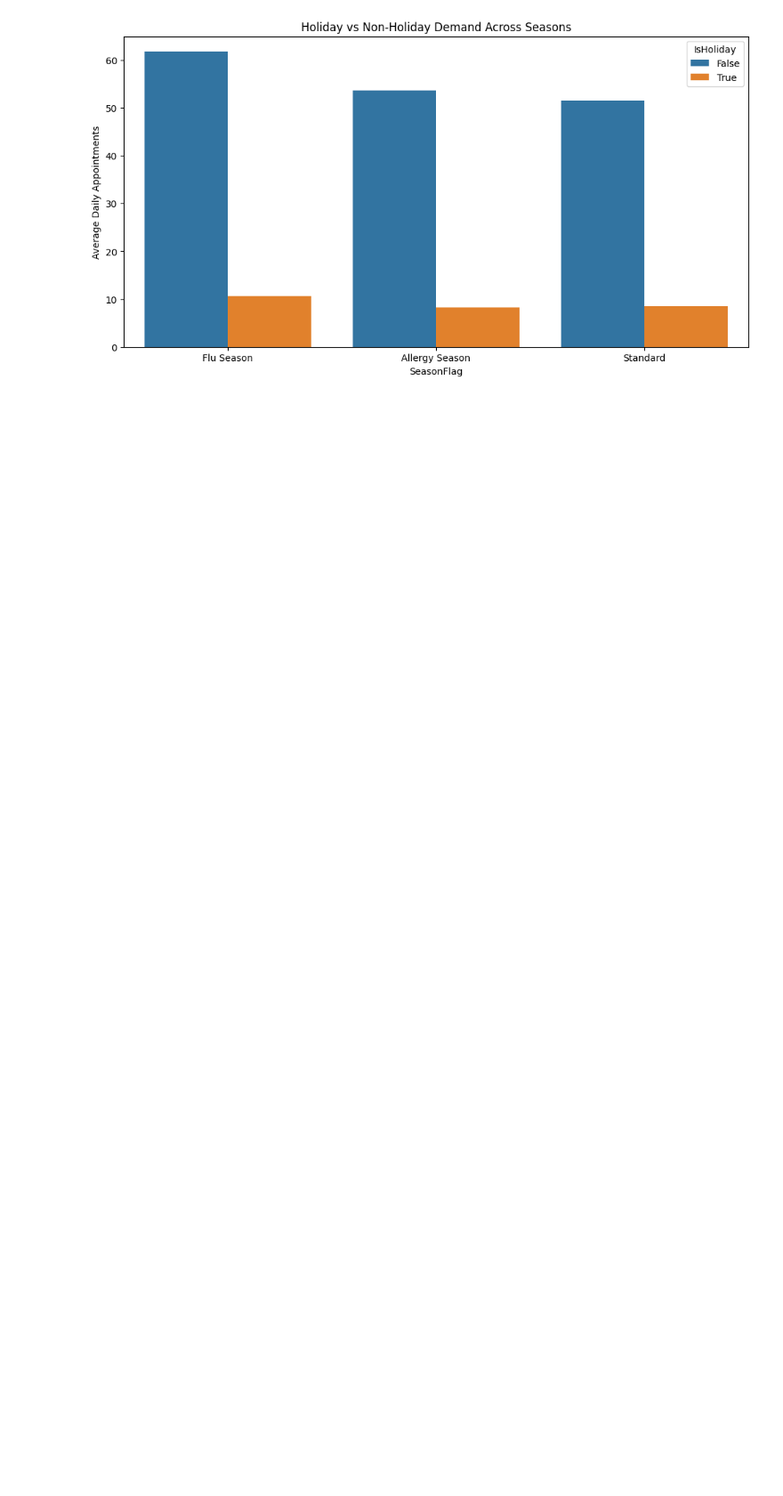
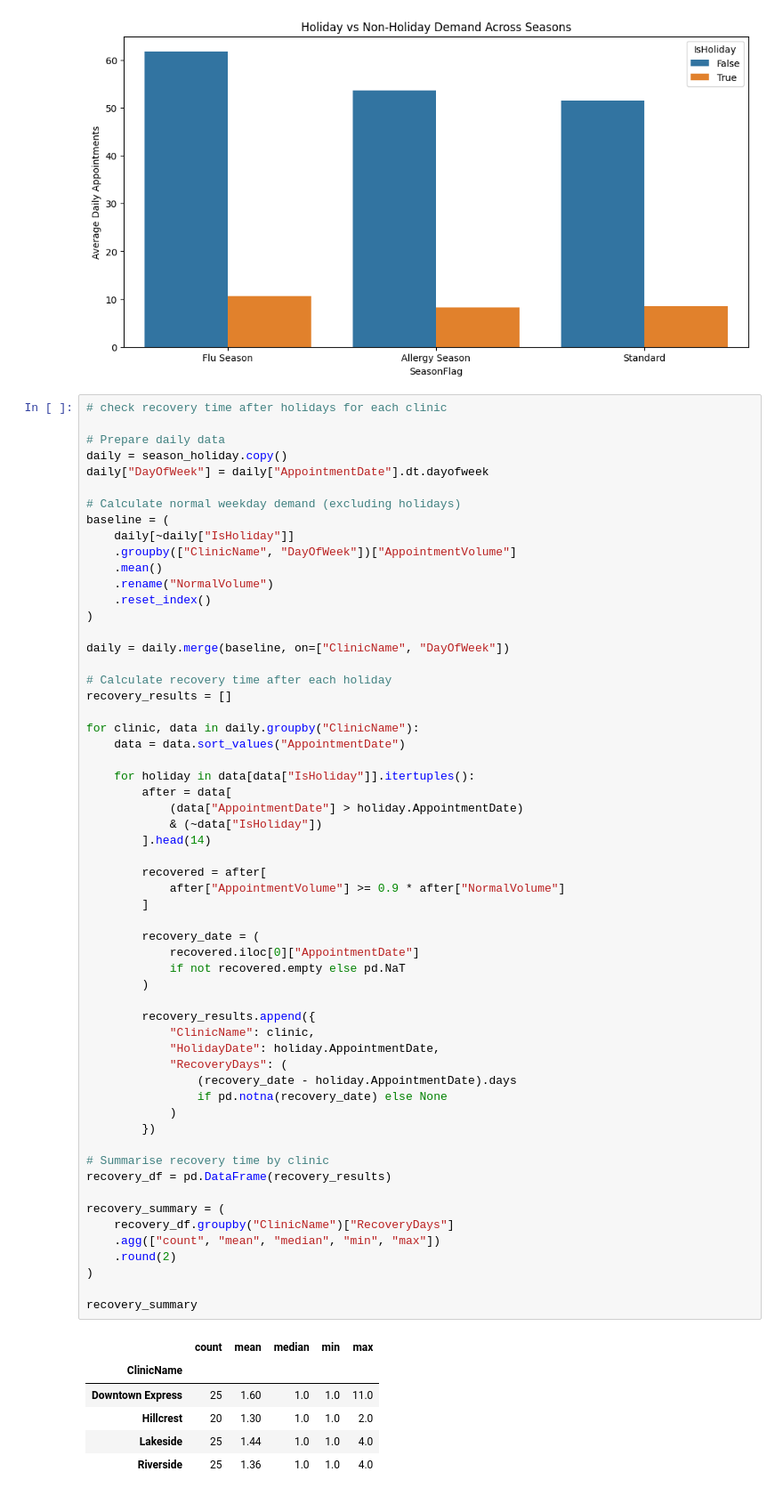
Before and after one commit to joshegwuatu/Appointment-volume-forecasting, a Jupyter notebook: EDA/01-EDA.ipynb, the cells around one changed output. Shown at 89% size. Drawn from its saved outputs; the diff is of its cells as text; blank space fills up the shorter version.

```diff
--- a/EDA/01-EDA.ipynb
+++ b/EDA/01-EDA.ipynb
@@ -1656,3 +1656,68 @@ plt.show()
 # %% [output]
 [figure]
 [figure]
+# %%
+# check recovery time after holidays for each clinic
+
+# Prepare daily data
+daily = season_holiday.copy()
+daily["DayOfWeek"] = daily["AppointmentDate"].dt.dayofweek
+
+# Calculate normal weekday demand (excluding holidays)
+baseline = (
+    daily[~daily["IsHoliday"]]
+    .groupby(["ClinicName", "DayOfWeek"])["AppointmentVolume"]
+    .mean()
+    .rename("NormalVolume")
+    .reset_index()
+)
+
+daily = daily.merge(baseline, on=["ClinicName", "DayOfWeek"])
+
+# Calculate recovery time after each holiday
+recovery_results = []
+
+for clinic, data in daily.groupby("ClinicName"):
+    data = data.sort_values("AppointmentDate")
+
+    for holiday in data[data["IsHoliday"]].itertuples():
+        after = data[
+            (data["AppointmentDate"] > holiday.AppointmentDate)
+            & (~data["IsHoliday"])
+        ].head(14)
+
+        recovered = after[
+            after["AppointmentVolume"] >= 0.9 * after["NormalVolume"]
+        ]
+
+        recovery_date = (
+            recovered.iloc[0]["AppointmentDate"]
+            if not recovered.empty else pd.NaT
+        )
+
+        recovery_results.append({
+            "ClinicName": clinic,
+            "HolidayDate": holiday.AppointmentDate,
+            "RecoveryDays": (
+                (recovery_date - holiday.AppointmentDate).days
+                if pd.notna(recovery_date) else None
+            )
+        })
+
+# Summarise recovery time by clinic
+recovery_df = pd.DataFrame(recovery_results)
+
+recovery_summary = (
+    recovery_df.groupby("ClinicName")["RecoveryDays"]
+    .agg(["count", "mean", "median", "min", "max"])
+    .round(2)
+)
+
+recovery_summary
+# %% [output]
+|  | count | mean | median | min | max |
+| ClinicName |  |  |  |  |  |
+| Downtown Express | 25 | 1.60 | 1.0 | 1.0 | 11.0 |
+| Hillcrest | 20 | 1.30 | 1.0 | 1.0 | 2.0 |
+| Lakeside | 25 | 1.44 | 1.0 | 1.0 | 4.0 |
+| Riverside | 25 | 1.36 | 1.0 | 1.0 | 4.0 |
```
Also changed, not shown: parts of 1 cell of this notebook.
